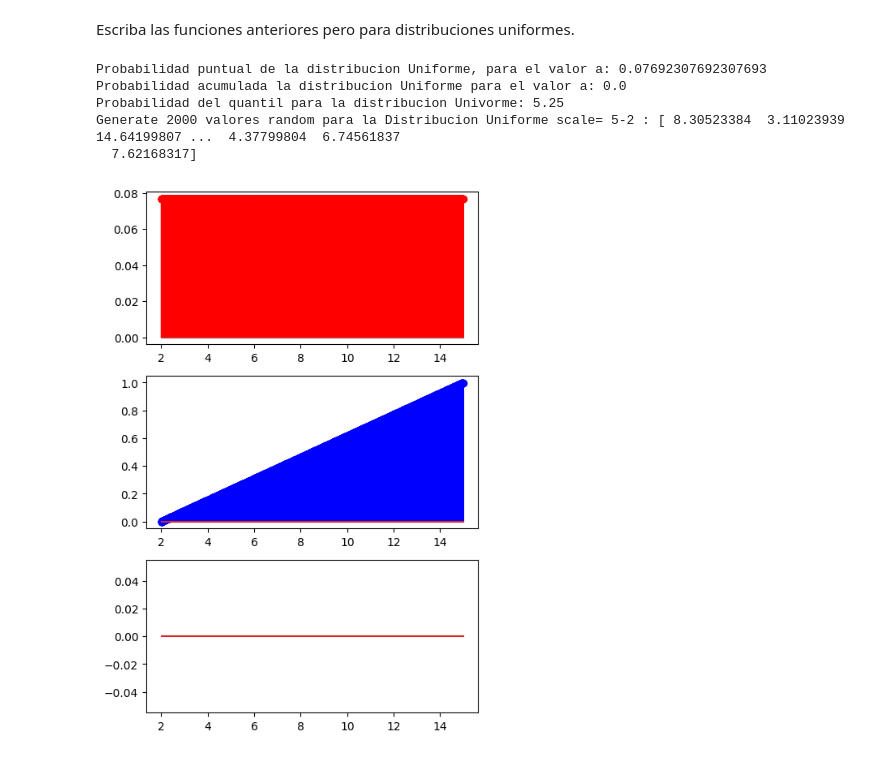
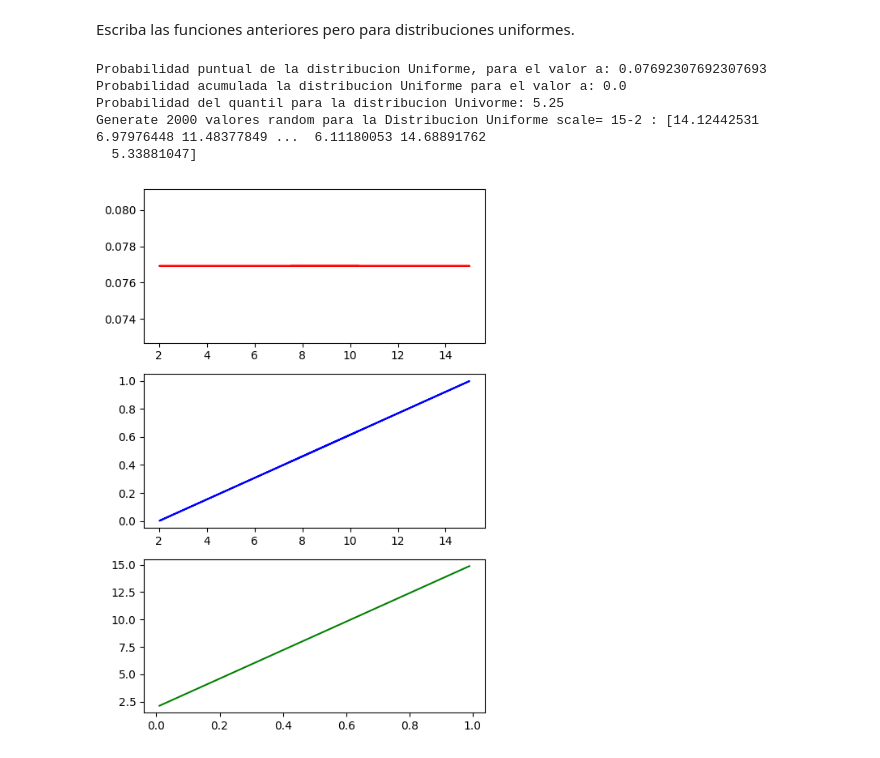
Before and after one commit to 4GeeksAcademy/abgonzalez-probability-distribution-exercises-project-with-python, a Jupyter notebook: notebook/problems.es.ipynb, the cells around one changed output. Cells and saved outputs as stored; diff of their text form; code cells hidden in the pictures.

```diff
--- a/notebook/problems.es.ipynb
+++ b/notebook/problems.es.ipynb
@@ -206,38 +228,39 @@ scale = b - a
 
 print(f"Probabilidad puntual de la distribucion Uniforme, para el valor a: {dunif(a, min=a, max=b)}")
 print(f"Probabilidad acumulada la distribucion Uniforme para el valor a: {punif(a, min=a, max=b)}")
-print(f"Probabilidad del quantil para la distribucion Univorme: {qunif(0.25, min=a, max=b)}")
-print(f"Generate 2000 valores random para la Distribucion Uniforme scale= 5-2 : {runif(n=2000, min = a, max = b)}")
+print(f"Probabilidad del quantil para la distribucion Uniforme: {qunif(0.25, min=a, max=b)}")
+print(f"Generate 2000 valores random para la Distribucion Uniforme scale= 15-2 : {runif(n=2000, min = a, max = b)}")
 # %% [output]
 Probabilidad puntual de la distribucion Uniforme, para el valor a: 0.07692307692307693
 Probabilidad acumulada la distribucion Uniforme para el valor a: 0.0
 Probabilidad del quantil para la distribucion Univorme: 5.25
-Generate 2000 valores random para la Distribucion Uniforme scale= 5-2 : [ 8.30523384  3.11023939 14.64199807 ...  4.37799804  6.74561837
-  7.62168317]
+Generate 2000 valores random para la Distribucion Uniforme scale= 15-2 : [14.12442531  6.97976448 11.48377849 ...  6.11180053 14.68891762
+  5.33881047]
 # %%
 import matplotlib.pyplot as plt
 
 a = 2
 b = 15
 loc = a
 scale = b - a
 
 data = runif(2000, min=a, max=b)
+p_values = np.linspace(0.01, 0.99, 1000)
 
 pdf = dunif(data, min=a, max=b)
 cdf = punif(data, min=a, max=b)
-ppf = qunif(data, min=a, max=b)
+ppf = qunif(p_values, min=a, max=b)
 
 fig, axis = plt.subplots(3, 1, figsize = (5, 7))
 
-axis[0].stem(data, pdf, "r-")
-axis[1].stem(data, cdf, "b-")
-axis[2].stem(data, ppf, "g-")
+axis[0].plot(data, pdf, "r-")
+axis[1].plot(data, cdf, "b-")
+axis[2].plot(p_values, ppf, "g-")
 
 # Adjust the layout
 plt.tight_layout()
 
 # Show the plot
 plt.show()
 # %% [output]
-[figure, old version]
+[figure, new version]
```
Also changed, not shown: parts of 3 cells of this notebook.
